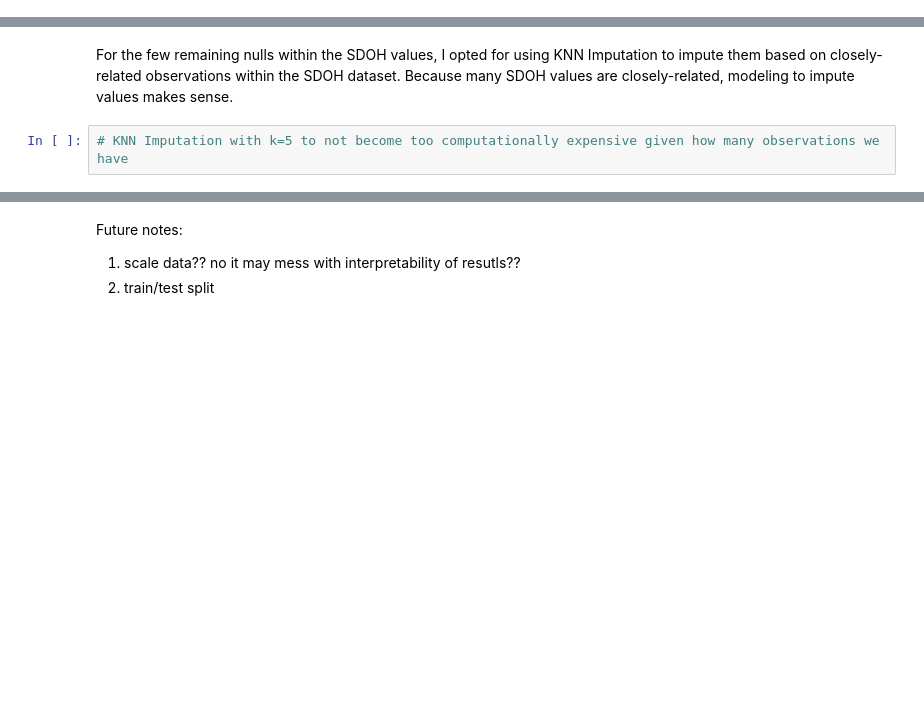
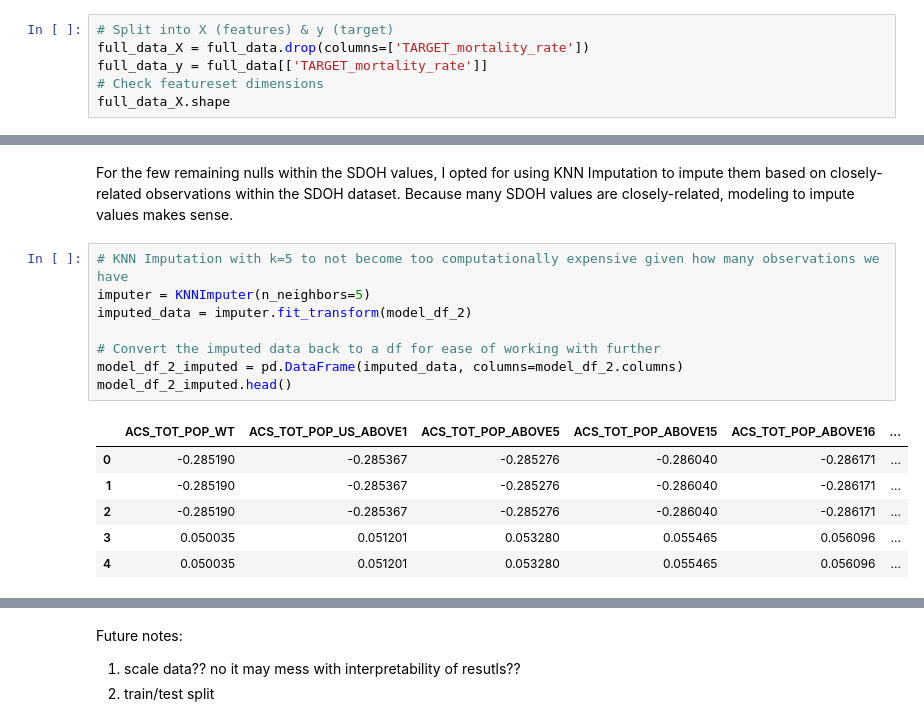
Before and after one commit to shailja-somani-0/ADS-599-Capstone, a Jupyter notebook: Jupyter_Notebooks/3_Modeling.ipynb, the cells around one changed output, grey strips where cells are left out. Drawn from its saved outputs; the diff is of its cells as text; blank space fills up the shorter version.

```diff
--- a/Jupyter_Notebooks/3_Modeling.ipynb
+++ b/Jupyter_Notebooks/3_Modeling.ipynb
@@ -49,0 +59,6 @@ We have many columns in our dataset due to the wealth of SDOH information we hav
+# %%
+# Split into X (features) & y (target)
+full_data_X = full_data.drop(columns=['TARGET_mortality_rate'])
+full_data_y = full_data[['TARGET_mortality_rate']]
+# Check featureset dimensions
+full_data_X.shape
@@ -214,3 +243,16 @@ dtype: int64
 For the few remaining nulls within the SDOH values, I opted for using KNN Imputation to impute them based on closely-related observations within the SDOH dataset. Because many SDOH values are closely-related, modeling to impute values makes sense.
 # %%
 # KNN Imputation with k=5 to not become too computationally expensive given how many observations we have
+imputer = KNNImputer(n_neighbors=5)
+imputed_data = imputer.fit_transform(model_df_2)
+
+# Convert the imputed data back to a df for ease of working with further
+model_df_2_imputed = pd.DataFrame(imputed_data, columns=model_df_2.columns)
+model_df_2_imputed.head()
+# %% [output]
+|  | ACS_TOT_POP_WT | ACS_TOT_POP_US_ABOVE1 | ACS_TOT_POP_ABOVE5 | ACS_TOT_POP_ABOVE15 | ACS_TOT_POP_ABOVE16 | ... |
+| 0 | -0.285190 | -0.285367 | -0.285276 | -0.286040 | -0.286171 | ... |
+| 1 | -0.285190 | -0.285367 | -0.285276 | -0.286040 | -0.286171 | ... |
+| 2 | -0.285190 | -0.285367 | -0.285276 | -0.286040 | -0.286171 | ... |
+| 3 | 0.050035 | 0.051201 | 0.053280 | 0.055465 | 0.056096 | ... |
+| 4 | 0.050035 | 0.051201 | 0.053280 | 0.055465 | 0.056096 | ... |
```
Also changed, not shown: parts of 15 cells of this notebook.
